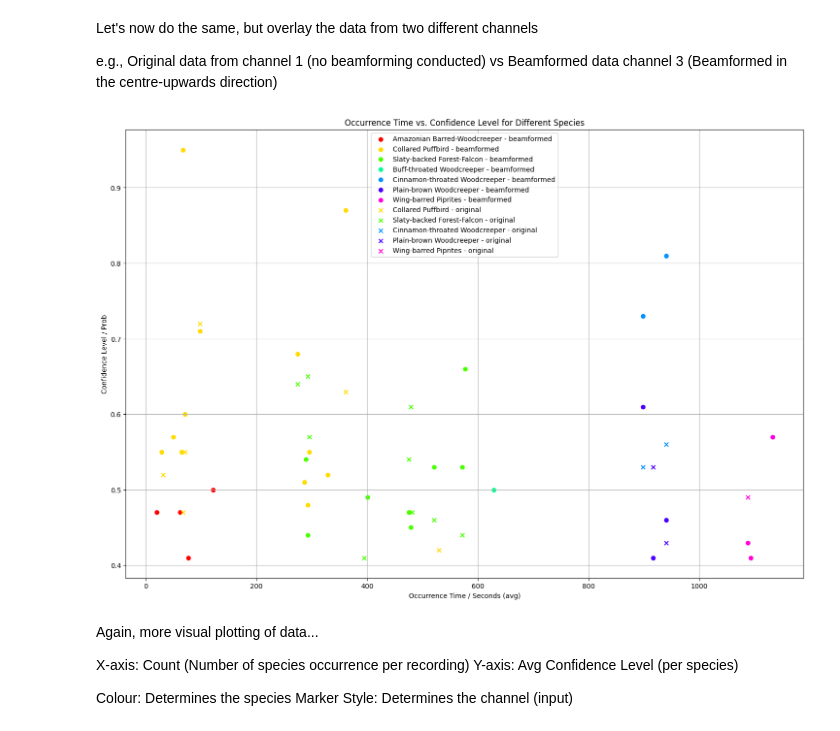
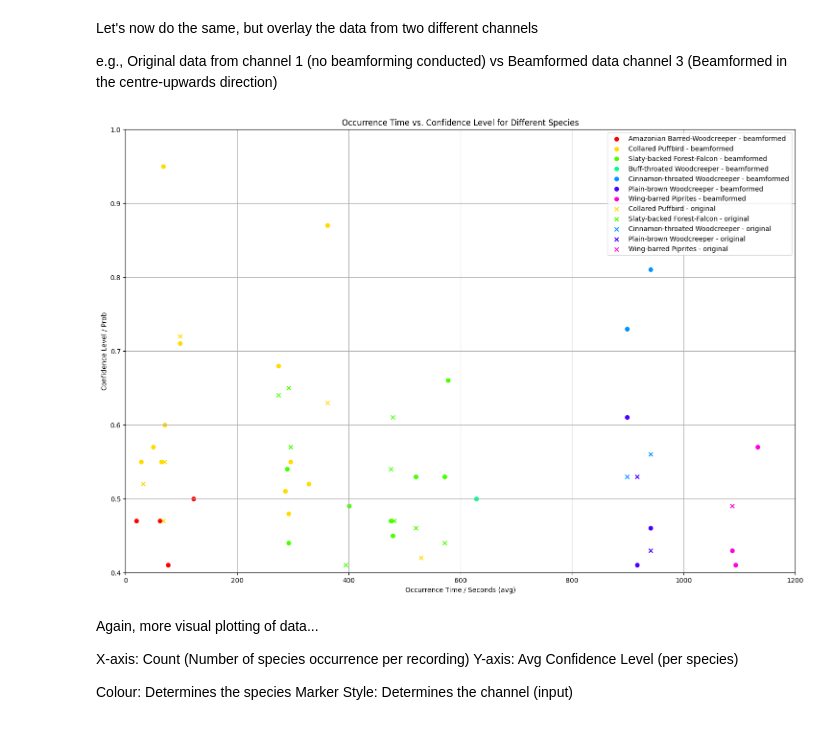
Before and after one commit to JamesSkinna/Masters_6mic_analysis, a Jupyter notebook: src/trying-out-code/odas_process_test.ipynb, the cells around one changed output. Drawn from its saved outputs; the diff is of its cells as text; code cells hidden in the pictures.

```diff
--- a/src/trying-out-code/odas_process_test.ipynb
+++ b/src/trying-out-code/odas_process_test.ipynb
@@ -418,30 +421,32 @@ e.g., Original data from channel 1 (no beamforming conducted) vs Beamformed data
 # %%
 original_chan1_data = results_dict["original_chan1.mp3"]            # Extract data from original channel 1
 sep_chan3_data = results_dict["sep_chan3.mp3"]                      # Extract data from separated channel 3
 
 original_plotting_data = extract_time_conf(original_chan1_data)     # Prepare the data from each
 sep_plotting_data = extract_time_conf(sep_chan3_data)
 
 # Setup the plot...
 plt.figure(figsize=(18, 12))
 plt.xlabel('Occurrence Time / Seconds (avg)')
 plt.ylabel('Confidence Level / Prob')
 plt.title('Occurrence Time vs. Confidence Level for Different Species')
 plt.grid(True)
 
 # Plot the data for each species (separated data)...
 for i, species in enumerate(sep_plotting_data.keys()):
     plt.scatter(sep_plotting_data[species]["avg_occurence_time_list"], sep_plotting_data[species]["conf_list"], color=plotting_data[species]["colour"], label=species + " - beamformed")
 
 # Plot the data for each species (original data)...
 # Specify a different marker style, to differentiate
 for i, species in enumerate(original_plotting_data.keys()):
     plt.scatter(original_plotting_data[species]["avg_occurence_time_list"], original_plotting_data[species]["conf_list"], color=plotting_data[species]["colour"], marker="x", label=species + " - original")
 
+plt.xlim(0, 1200)
+plt.ylim(0.4, 1.0)
 plt.legend()
 plt.show()
 # %% [output]
-[figure, old version]
+[figure, new version]
 # %% [markdown]
 Again, more visual plotting of data...
 
```
Also changed, not shown: parts of 6 cells of this notebook.
